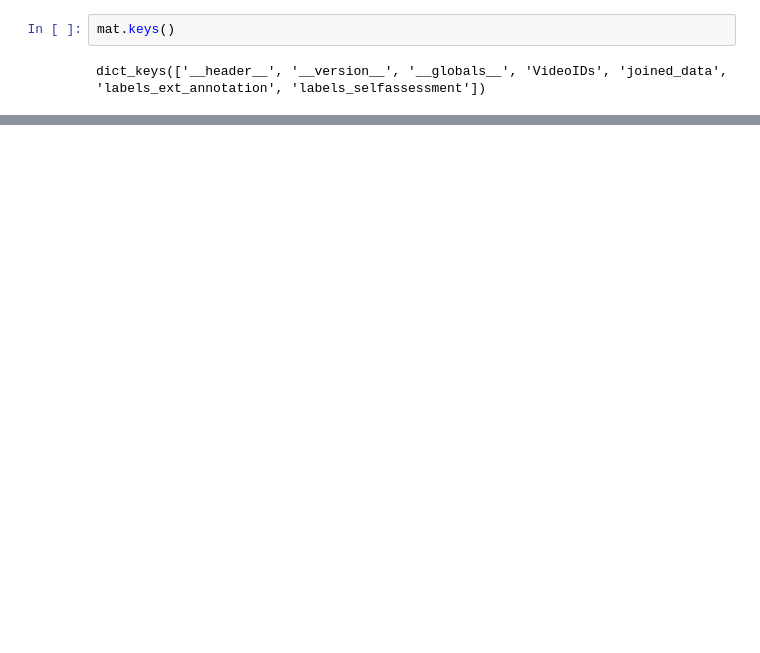
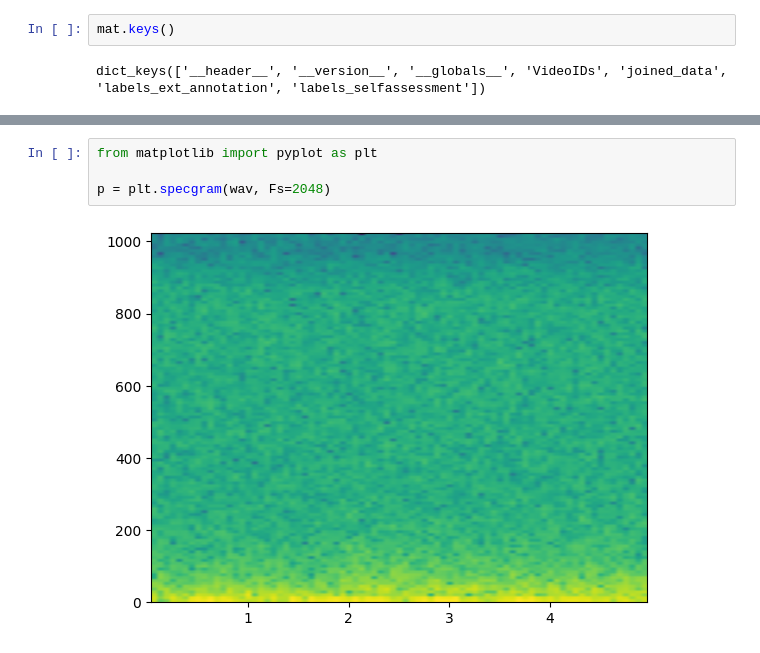
Before and after one commit to Ubriacopo/progetto-tesi, a Jupyter notebook: data/pre_processing.ipynb, the cells around one changed output, grey strips where cells are left out. Cells and saved outputs as stored; diff of their text form; blank space fills up the shorter version.

```diff
--- a/data/pre_processing.ipynb
+++ b/data/pre_processing.ipynb
@@ -115,0 +166,6 @@ Make sure that "mat" is either a pandas.DataFrame, duckdb.DuckDBPyRelation, pyar
+# %%
+from matplotlib import pyplot as plt
+
+p = plt.specgram(wav, Fs=2048)
+# %% [output]
+[figure, added]
```
Also changed, not shown: parts of 18 cells of this notebook, 3 other files.
